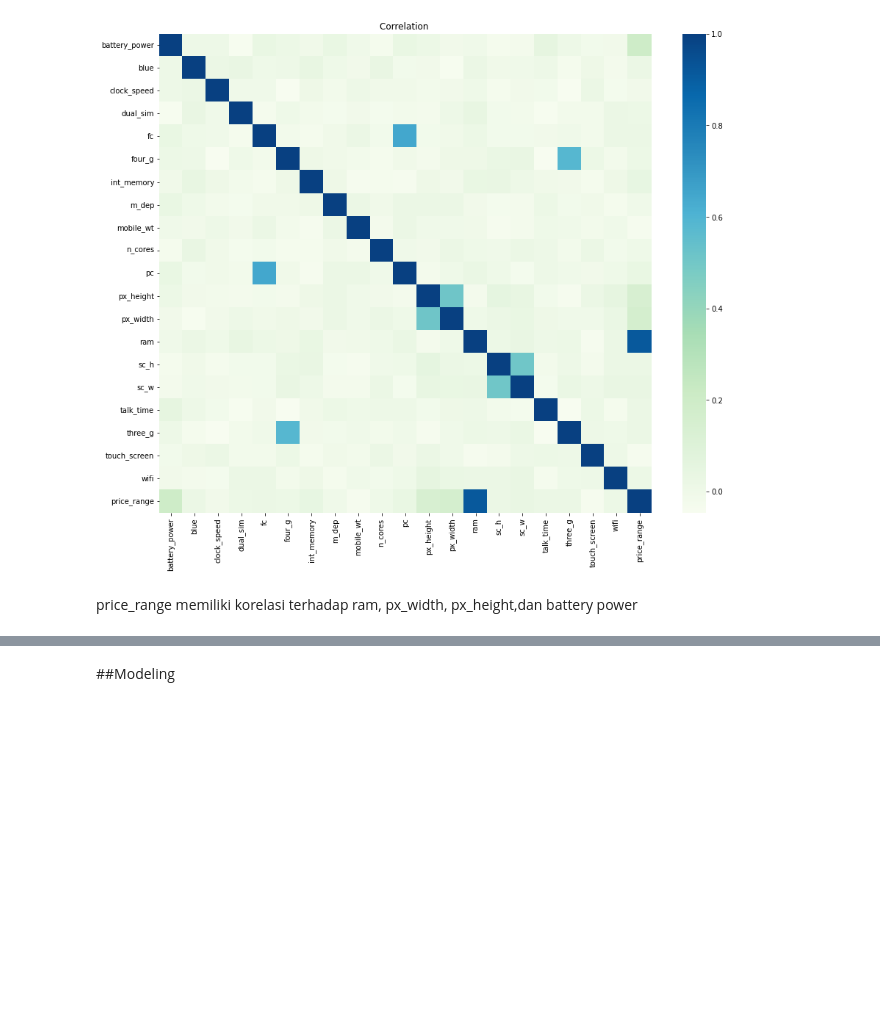
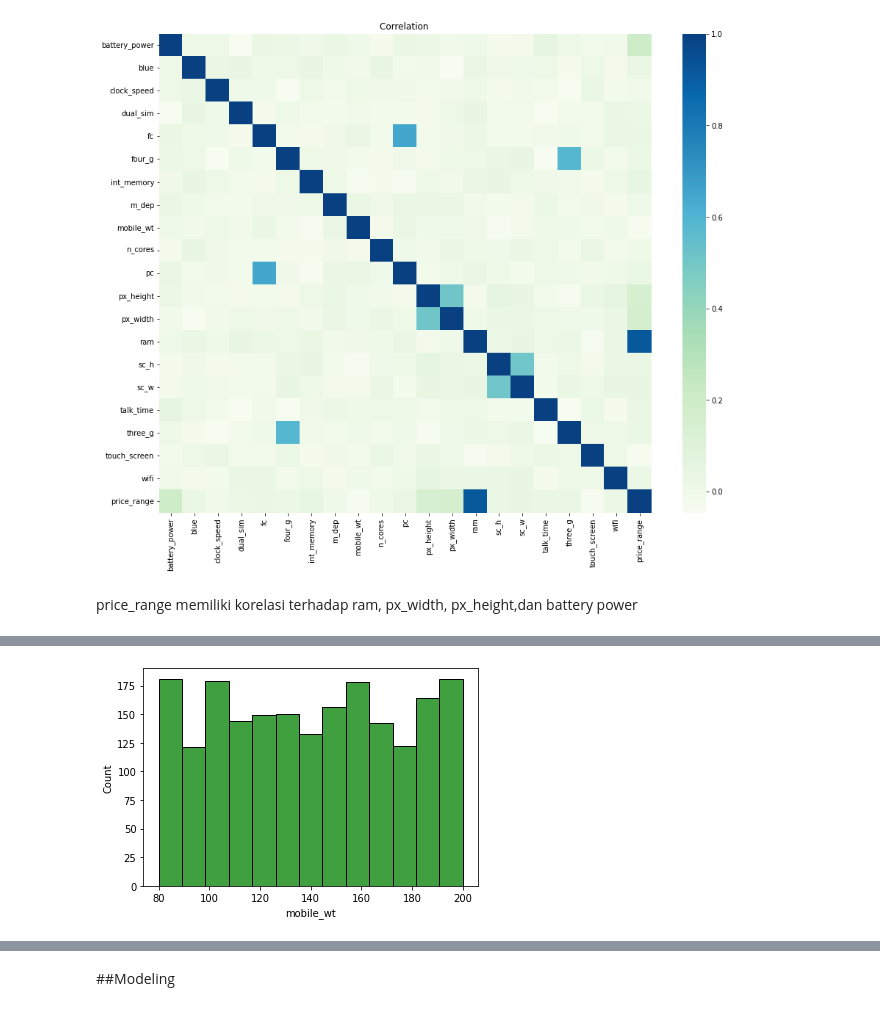
Before and after one commit to randiijulian/Final-Project-Kelompok-02-Rauzan-Sumara, a Jupyter notebook: [Revisi]_Final_Project.ipynb, the cells around one changed output, grey strips where cells are left out. Drawn from its saved outputs; the diff is of its cells as text; code cells hidden in the pictures; blank space fills up the shorter version.

```diff
--- a/[Revisi]_Final_Project.ipynb
+++ b/[Revisi]_Final_Project.ipynb
@@ -512,0 +445,5 @@ price_range memiliki korelasi terhadap ram, px_width, px_height,dan battery powe
+# %%
+ax = sns.histplot(data = home_data, x='mobile_wt', color='green') #membuat plot histogram mobile_wt sepanjang sumbu x
+plt.show() #menampilkan visualisasi
+# %% [output]
+[figure, added]
```
Also changed, not shown: parts of 51 cells of this notebook.
